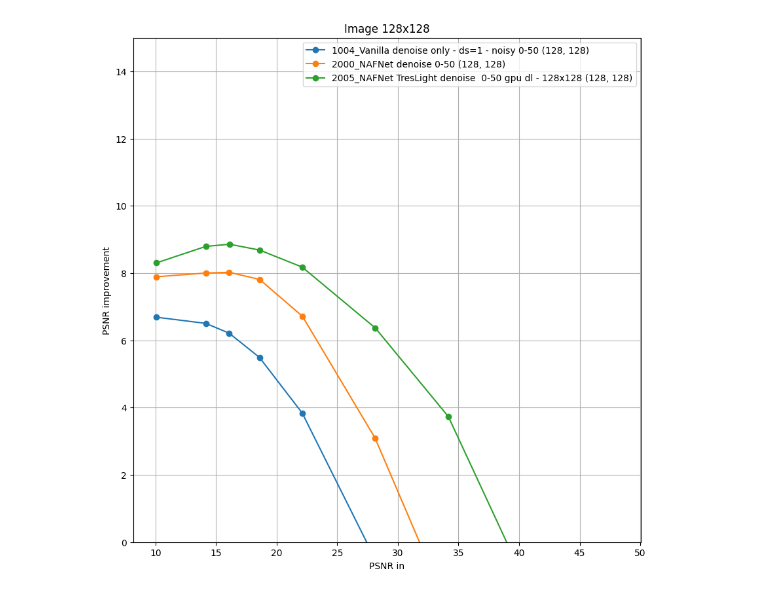
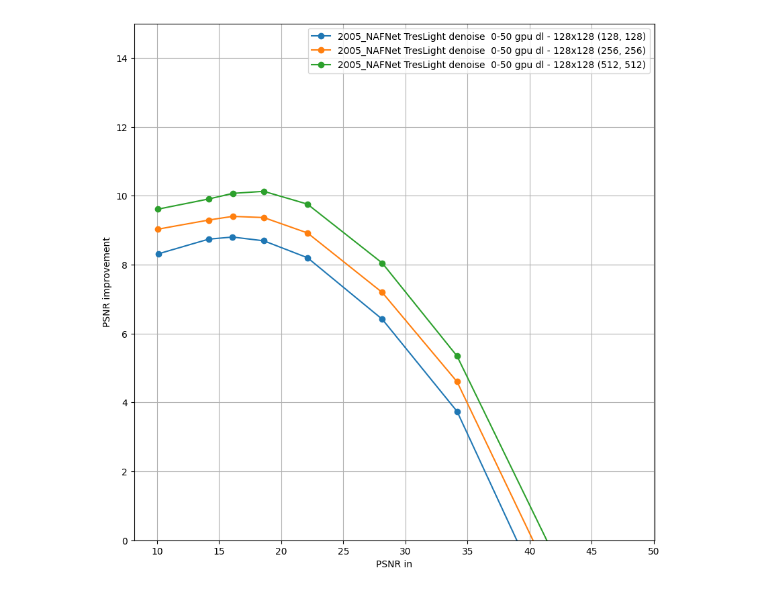
Before and after one commit to balthazarneveu/blind-deblurring-from-synthetic-data, a Jupyter notebook: scripts/metrics_analyzis.ipynb, the cells around one changed output. Saved outputs shown, nothing was run; the diff lists cells and outputs as text; code cells hidden in the pictures.

```diff
--- a/scripts/metrics_analyzis.ipynb
+++ b/scripts/metrics_analyzis.ipynb
@@ -51,15 +79,9 @@ def plot_results(selected_paths, title=None):
 # %%
 selected_paths = [
-    (inference_path/"1004_Vanilla denoise only - ds=1 - noisy 0-50", "*0128*.csv"),
-    # (inference_path/"1004_Vanilla denoise only - ds=1 - noisy 0-50", "*0256*.csv"),
-    # (inference_path/"1004_Vanilla denoise only - ds=1 - noisy 0-50", "*0512*.csv"),
-    (inference_path/"2000_NAFNet denoise 0-50", "*0128*.csv"),
-    # (inference_path/"2000_NAFNet denoise 0-50","*0256*.csv"),
-    # (inference_path/"2000_NAFNet denoise 0-50","*0512*.csv"),
-    (inference_path/"2005_NAFNet TresLight denoise  0-50 gpu dl - 128x128", "*0128*.csv"),
-    # (inference_path/"2005_NAFNet TresLight denoise  0-50 gpu dl - 128x128","*0256*.csv"),
-    # (inference_path/"2005_NAFNet TresLight denoise  0-50 gpu dl - 128x128","*0512*.csv"),
+    (inference_path / "2005_NAFNet TresLight denoise  0-50 gpu dl - 128x128", "*0128*.csv"),
+    (inference_path / "2005_NAFNet TresLight denoise  0-50 gpu dl - 128x128", "*0256*.csv"),
+    (inference_path / "2005_NAFNet TresLight denoise  0-50 gpu dl - 128x128", "*0512*.csv"),
 ]
-plot_results(selected_paths, title="Image 128x128")
+plot_results(selected_paths)
 # %% [output]
-[figure, old version]
+[figure, new version]
```
Also changed, not shown: parts of 8 cells of this notebook.
